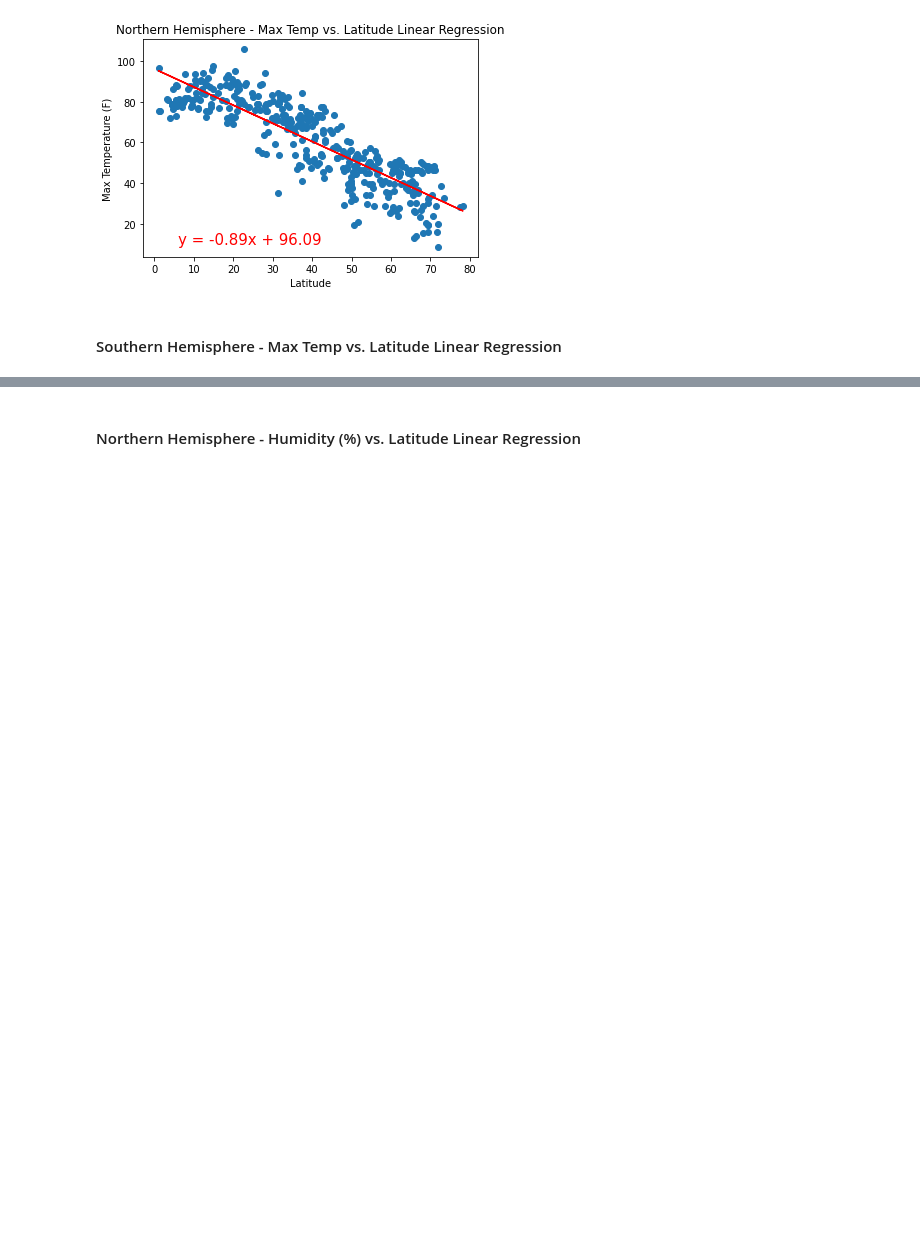
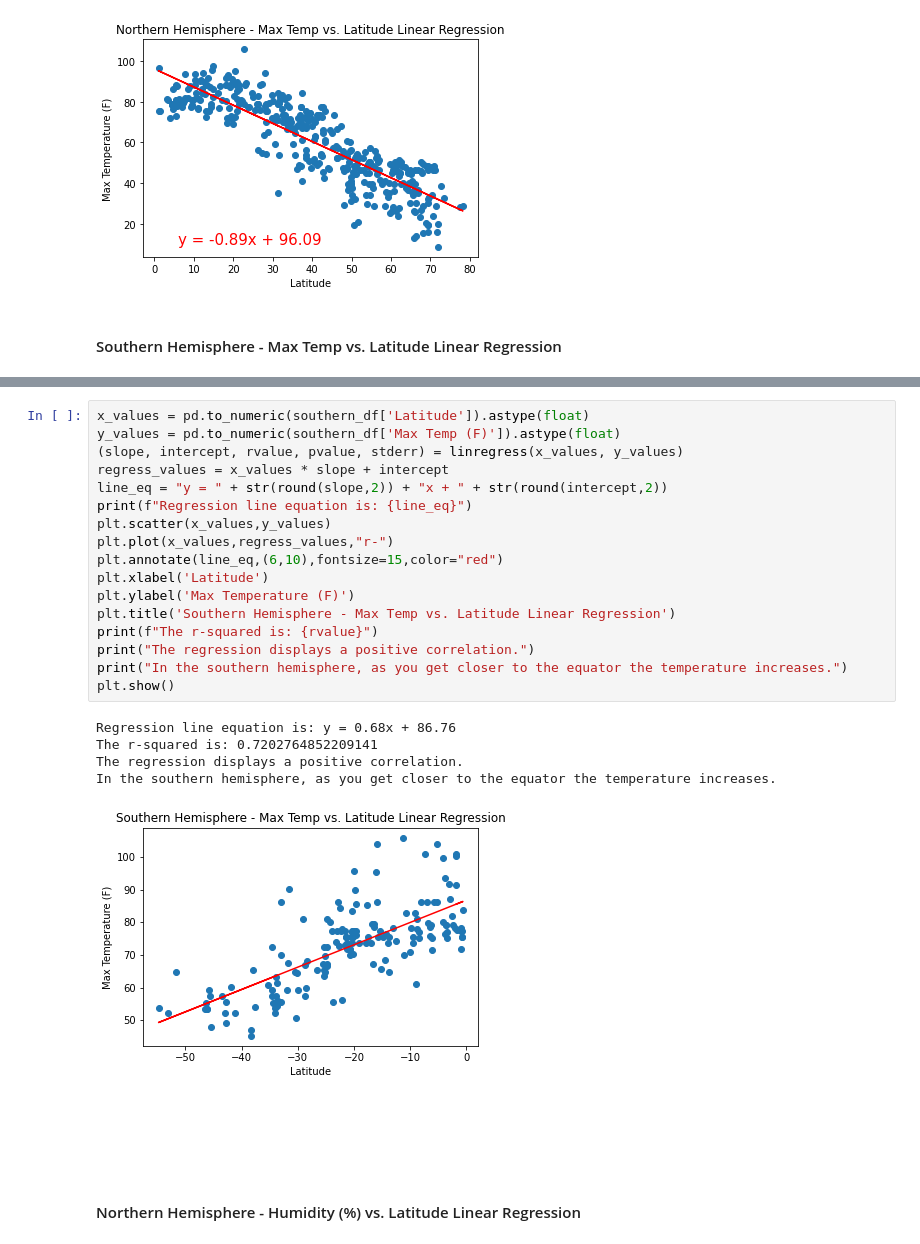
Before and after one commit to nehuffman13/python-api-challenge, a Jupyter notebook: WeatherPy.ipynb/WeatherPy.ipynb, the cells around one changed output, grey strips where cells are left out. Drawn from its saved outputs; the diff is of its cells as text; blank space fills up the shorter version.

```diff
--- a/WeatherPy.ipynb/WeatherPy.ipynb
+++ b/WeatherPy.ipynb/WeatherPy.ipynb
@@ -285,2 +281,25 @@ The r-value is: 0.6082708688906918
+# %%
+x_values = pd.to_numeric(southern_df['Latitude']).astype(float)
+y_values = pd.to_numeric(southern_df['Max Temp (F)']).astype(float)
+(slope, intercept, rvalue, pvalue, stderr) = linregress(x_values, y_values)
+regress_values = x_values * slope + intercept
+line_eq = "y = " + str(round(slope,2)) + "x + " + str(round(intercept,2))
+print(f"Regression line equation is: {line_eq}")
+plt.scatter(x_values,y_values)
+plt.plot(x_values,regress_values,"r-")
+plt.annotate(line_eq,(6,10),fontsize=15,color="red")
+plt.xlabel('Latitude')
+plt.ylabel('Max Temperature (F)')
+plt.title('Southern Hemisphere - Max Temp vs. Latitude Linear Regression')
+print(f"The r-squared is: {rvalue}")
+print("The regression displays a positive correlation.")
+print("In the southern hemisphere, as you get closer to the equator the temperature increases.")
+plt.show()
+# %% [output]
+Regression line equation is: y = 0.68x + 86.76
+The r-squared is: 0.7202764852209141
+The regression displays a positive correlation.
+In the southern hemisphere, as you get closer to the equator the temperature increases.
+[figure, added]
 # %% [markdown]
 ####  Northern Hemisphere - Humidity (%) vs. Latitude Linear Regression
```
Also changed, not shown: parts of 13 cells of this notebook, 3 other files.
